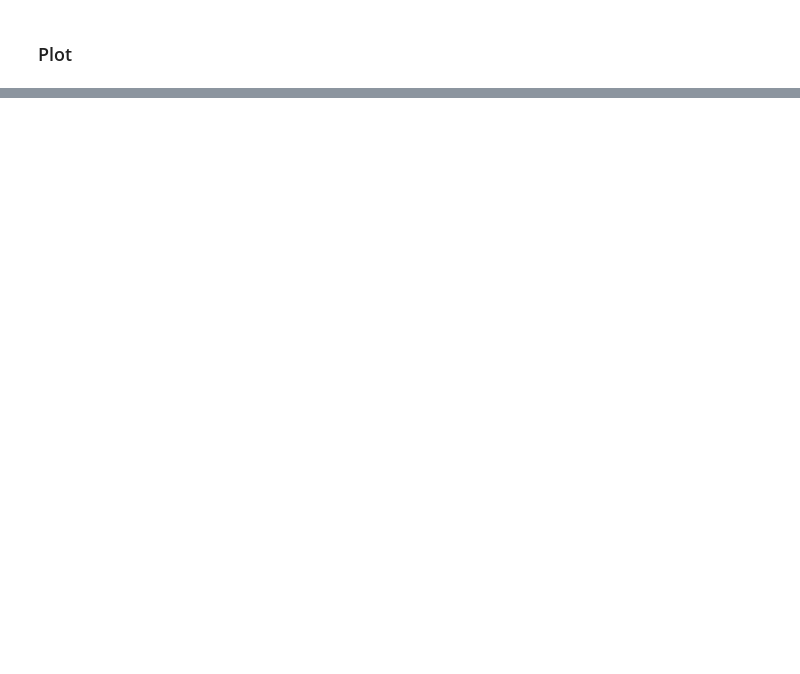
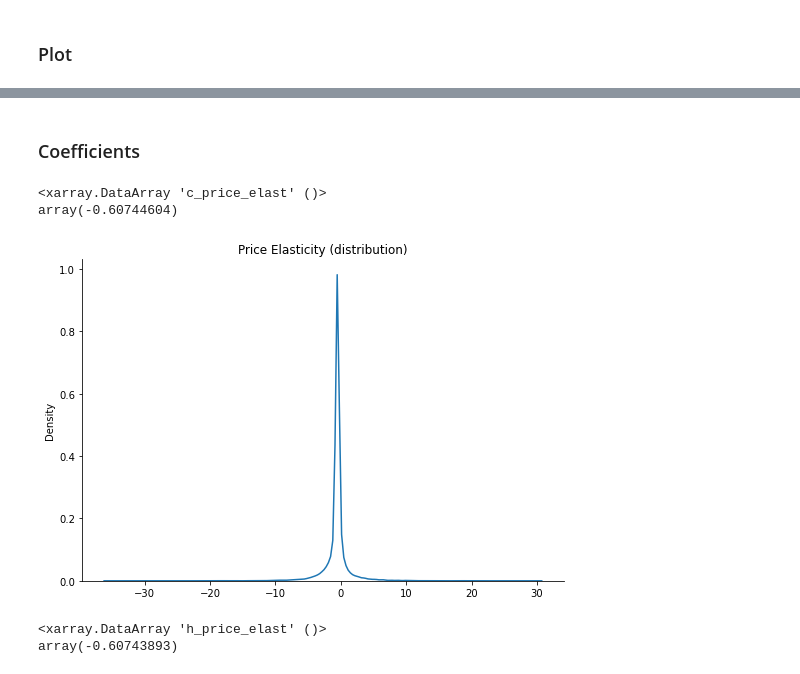
Before and after one commit to NowanIlfideme/m5-competition, a Jupyter notebook: nb/3_Models.ipynb, the cells around one changed output, grey strips where cells are left out. Drawn from its saved outputs; the diff is of its cells as text; code cells hidden in the pictures; blank space fills up the shorter version.

```diff
--- a/nb/3_Models.ipynb
+++ b/nb/3_Models.ipynb
@@ -469,10 +431,0 @@ with path_map_params.open(mode="wb") as _f:
-# %%
-with m:
-    trace_fast = pm.sample(
-        step=pm.Metropolis(),
-        draws=50,
-        tune=10,
-        chains=1,
-        return_inferencedata=True,
-        start=map,
-    )
@@ -478,0 +437,22 @@ with m:
+# %%
+path_trace = __data__ / f"trace_fast.nc"
+if force_resample or (not path_trace.exists()):
+    with m:
+        raw_trace_fast = pm.sample(
+            step=pm.Metropolis(),
+            draws=30,
+            tune=10,
+            chains=2,
+            return_inferencedata=False,
+            start=found_map,
+        )
+
+    with (__data__ / f"raw_trace_fast_{xnow()}.pkl").open(mode="wb") as _f:
+        pickle.dump(raw_trace_fast, _f)
+
+    with m:
+        trace_fast = az.from_pymc3(raw_trace_fast)
+        trace_fast.to_netcdf(path_trace)
+else:
+    with m:
+        trace_fast = az.from_netcdf(path_trace)
@@ -587,0 +624,23 @@ fig;
+# %% [markdown]
+### Coefficients
+# %%
+ppc_coef = trace_fast.posterior[["c_price_elast", "c_yearly_trend", "h_wday", "c_wday", "c_prob_zero"]]
+# %%
+c_price_elast = ppc_coef["c_price_elast"].mean(dim=["chain", "draw"])
+avg_price_elast = c_price_elast.mean()
+avg_price_elast
+# %% [output]
+<xarray.DataArray 'c_price_elast' ()>
+array(-0.60744604)
+# %%
+fg = sns.displot(c_price_elast.values.ravel(), kind='kde', aspect=1.5)
+ax = fg.axes[0,0]
+ax.set_title("Price Elasticity (distribution)")
+fg;
+# %% [output]
+[figure, added]
+# %%
+trace_fast.posterior["h_price_elast"].mean()
+# %% [output]
+<xarray.DataArray 'h_price_elast' ()>
+array(-0.60743893)
```
Also changed, not shown: parts of 31 cells of this notebook.
